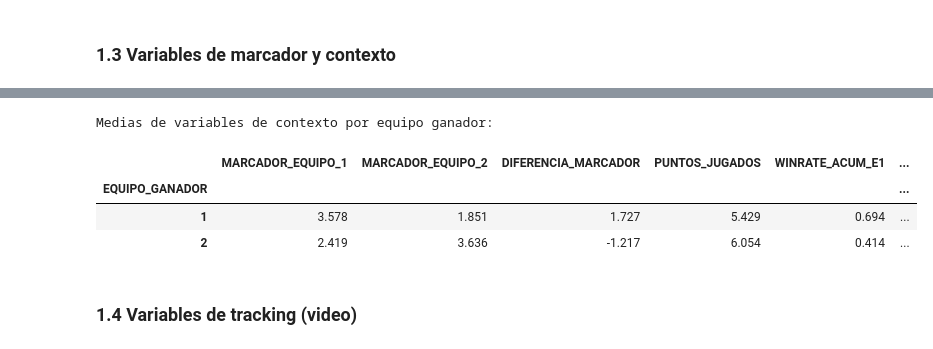
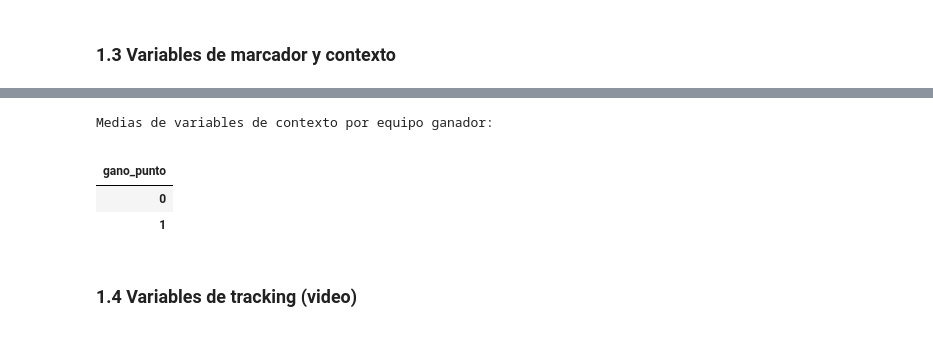
Before and after one commit to Brayan-137/ad-proyecto-final, a Jupyter notebook: parte_2_eda_modelos_base.ipynb, the cells around one changed output, grey strips where cells are left out. Saved outputs shown, nothing was run; the diff lists cells and outputs as text; code cells hidden in the pictures.

```diff
--- a/parte_2_eda_modelos_base.ipynb
+++ b/parte_2_eda_modelos_base.ipynb
@@ -51,15 +42,15 @@ RANDOM_STATE = 42
 # %%
 # Cargar pkl o csv generado en la Parte 1
 try:
-    data = pd.read_pickle("dataframe_final.pkl")
+    data = pd.read_pickle("data_con_jugadores.pkl")
     print("Cargado desde pickle")
 except FileNotFoundError:
-    data = pd.read_csv("dataframe_final.csv")
+    data = pd.read_csv("data_con_jugadores.csv")
     print("Cargado desde CSV")
 
 print(f"Shape: {data.shape}")
 print(f"\nVariable objetivo — distribución:")
-print(data["EQUIPO_GANADOR"].value_counts())
+print(data["gano_punto"].value_counts())
 data.head()
 # %% [output]
 Cargado desde pickle
@@ -128,7 +114,7 @@ dtype: int64
 fig, axes = plt.subplots(1, 2, figsize=(12, 4))
 
 # Ganadores por partido
-ganador_partido = data.groupby("partido")["EQUIPO_GANADOR"].first().value_counts().sort_index()
+ganador_partido = data.groupby("partido")["gano_punto"].first().value_counts().sort_index()
 axes[0].bar(["Equipo 1", "Equipo 2"], ganador_partido.values, color=["steelblue", "coral"])
 axes[0].set_title("Ganadores por partido", fontsize=13)
 axes[0].set_ylabel("N° partidos")
@@ -136,12 +122,12 @@ for i, v in enumerate(ganador_partido.values):
     axes[0].text(i, v + 0.1, str(v), ha="center", fontweight="bold")
 
 # Balance de clases (puntos)
-dist_puntos = data["EQUIPO_GANADOR"].value_counts().sort_index()
+dist_puntos = data["gano_punto"].value_counts().sort_index()
 axes[1].pie(dist_puntos.values, labels=["Equipo 1 gana", "Equipo 2 gana"],
             autopct="%1.1f%%", colors=["steelblue", "coral"], startangle=90)
 axes[1].set_title("Balance de clases (nivel de punto)", fontsize=13)
 
-plt.suptitle("Variable Objetivo — EQUIPO_GANADOR", fontsize=15, fontweight="bold")
+plt.suptitle("Variable Objetivo — ¿Quien gana? ", fontsize=15, fontweight="bold")
 plt.tight_layout()
 plt.show()
 
@@ -190,13 +176,13 @@ plt.show()
 # %%
 # Medias por equipo ganador
 print("Medias de variables de contexto por equipo ganador:")
-data.groupby("EQUIPO_GANADOR")[vars_contexto].mean().round(3)
+data.groupby("gano_punto")[vars_contexto].mean().round(3)
 # %% [output]
 Medias de variables de contexto por equipo ganador:
-|  | MARCADOR_EQUIPO_1 | MARCADOR_EQUIPO_2 | DIFERENCIA_MARCADOR | PUNTOS_JUGADOS | WINRATE_ACUM_E1 | ... |
-| EQUIPO_GANADOR |  |  |  |  |  | ... |
-| 1 | 3.578 | 1.851 | 1.727 | 5.429 | 0.694 | ... |
-| 2 | 2.419 | 3.636 | -1.217 | 6.054 | 0.414 | ... |
+|  |
+| gano_punto |
+| 0 |
+| 1 |
 # %% [markdown]
 ### 1.4 Variables de tracking (video)
 # %%
```
Also changed, not shown: parts of 8 cells of this notebook, 10 other files.
